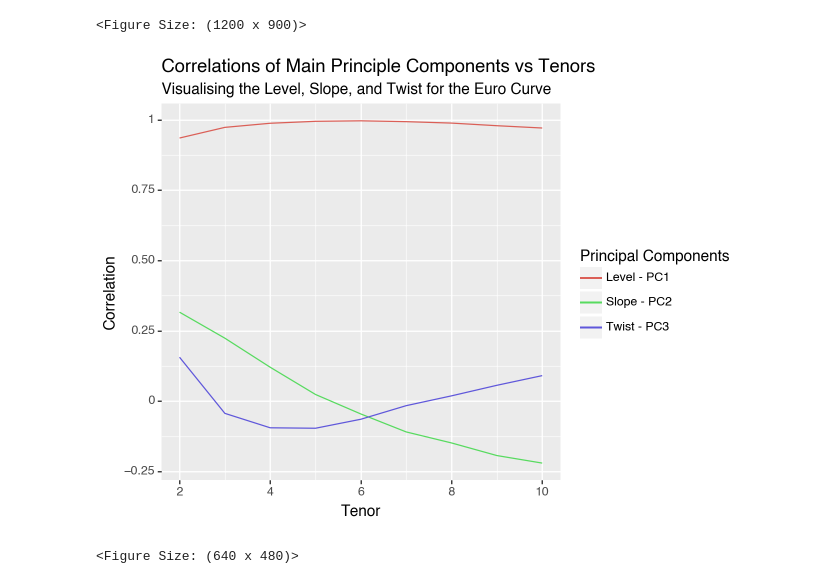
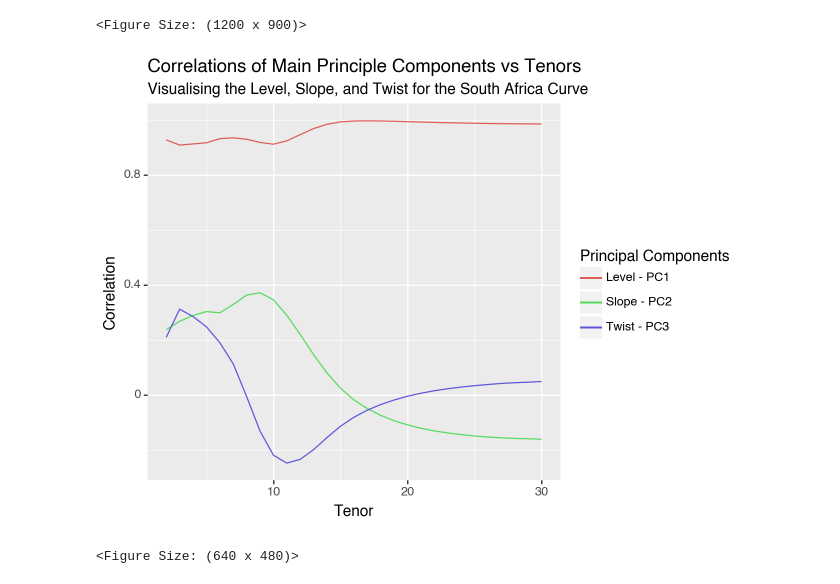
Before and after one commit to tomiadewusi/Case-Study, a Jupyter notebook: caseStudy1.ipynb, the cells around one changed output. Cells and saved outputs as stored; diff of their text form; code cells hidden in the pictures.

```diff
--- a/caseStudy1.ipynb
+++ b/caseStudy1.ipynb
@@ -169,8 +169,8 @@ def performPCA(dataFrame):
     X = X - np.mean(X,axis = 0) # Normalise the data set to make it with zero mean across the tenors
     Cov_X = np.cov(X.astype(float), rowvar = False) #Calculate the covariance matrix
     eigen = np.linalg.eig(Cov_X)
-    eigenVectors = np.matrix(eigen[1])
-    principalComponents = X * eigenVectors
+    eigenVectors = eigen[1]
+    principalComponents = X @ eigenVectors
 
     return principalComponents, diffDataFrame
 
@@ -227,10 +227,9 @@ plotCurvesOverTime(countriesDict,"China", "Greens")
 # %%
 # Compute Slope
 startTenor = 2
-endTenor   = 10
-country = "Euro"
-
+endTenor   = 30
+country = "South Africa"
 plotPcaTenorCorrelation(startTenor,endTenor,country,countriesDict)
 # %% [output]
-[figure, old version]
+[figure, new version]
 <Figure Size: (640 x 480)>
```
